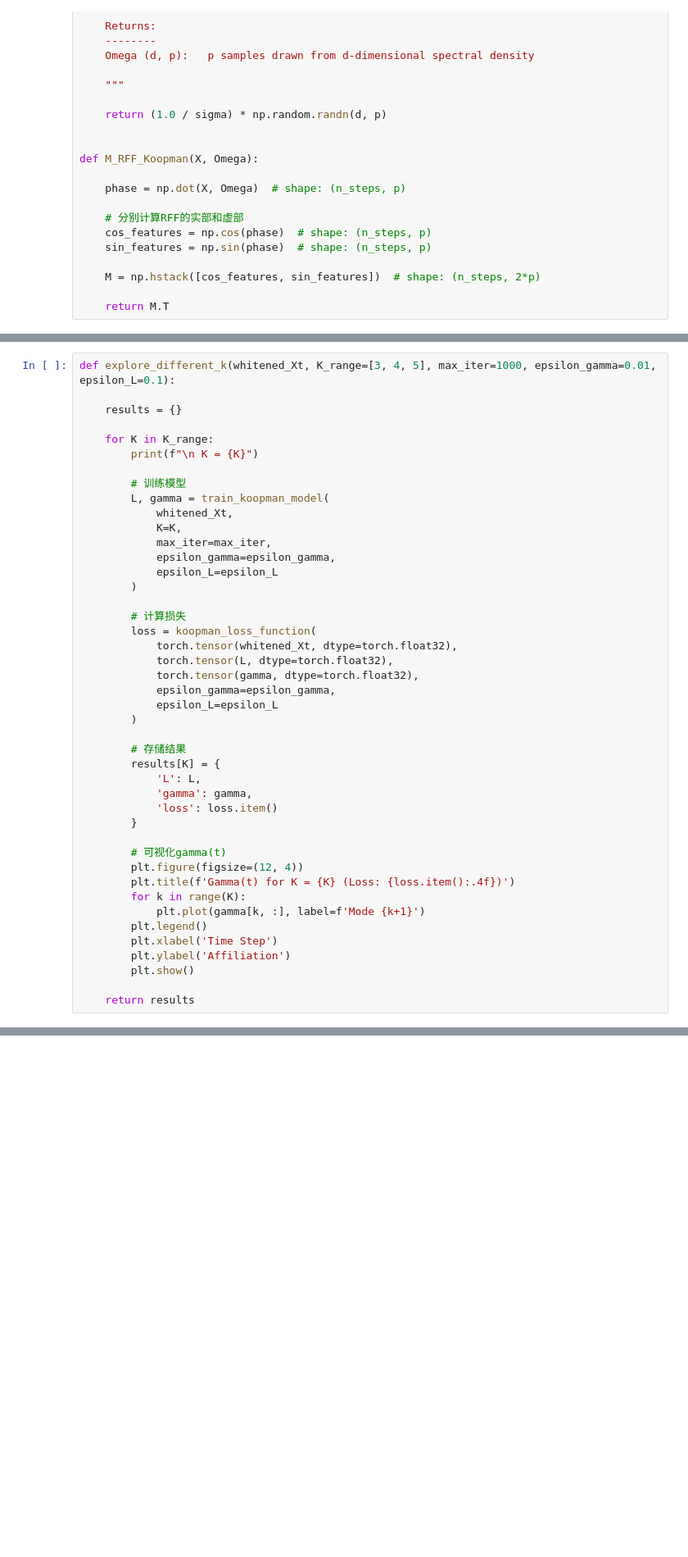
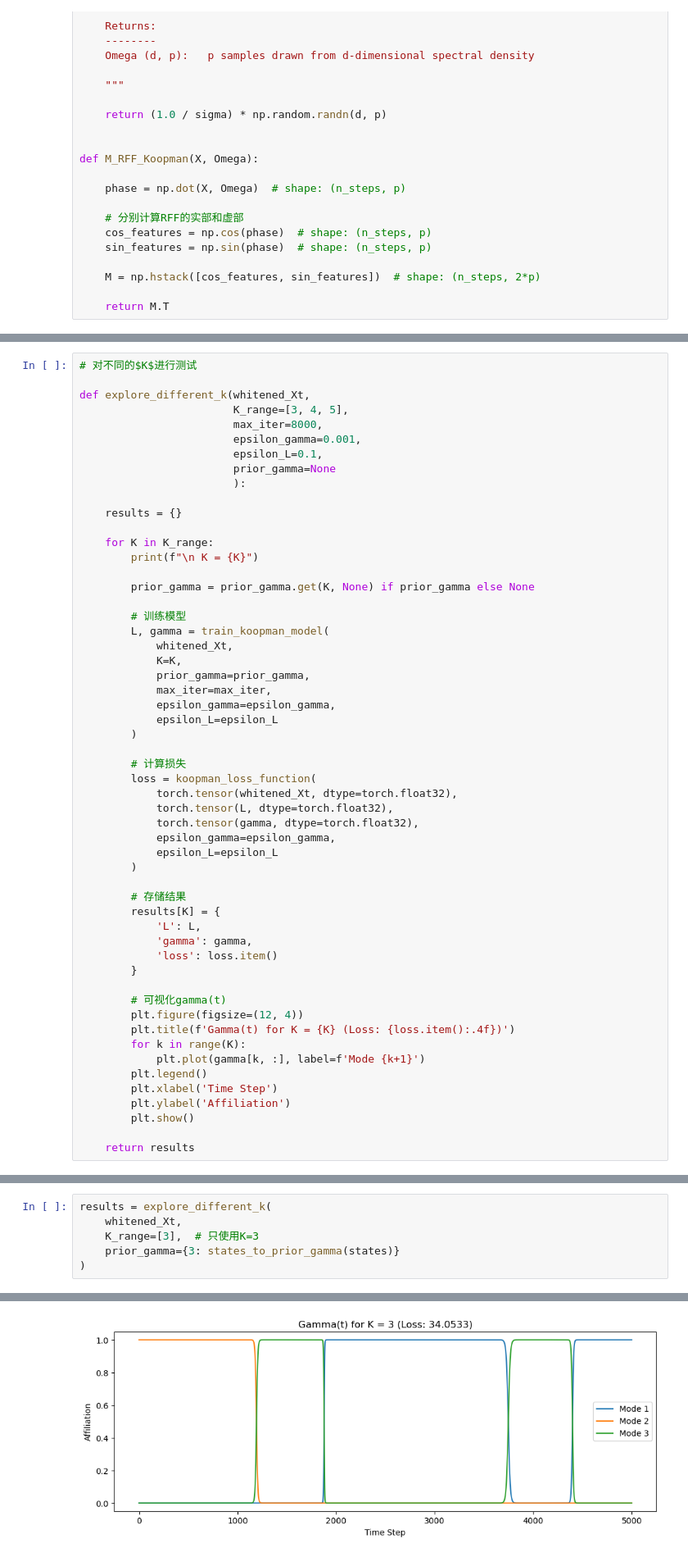
Before and after one commit to zczhang99/Non-stationary-time-series-identification, a Jupyter notebook: Two_Gaussian.ipynb, the cells around one changed output, grey strips where cells are left out. Shown: that part at 82% size. Drawn from its saved outputs; the diff is of its cells as text; blank space fills up the shorter version.

```diff
--- a/Two_Gaussian.ipynb
+++ b/Two_Gaussian.ipynb
@@ -355,15 +470,26 @@ def train_koopman_model(whitened_Xt, K, max_iter=1000, lr=1e-3, epsilon_gamma=0.
 # %%
-def explore_different_k(whitened_Xt, K_range=[3, 4, 5], max_iter=1000, epsilon_gamma=0.01, epsilon_L=0.1):
+# 对不同的$K$进行测试
+
+def explore_different_k(whitened_Xt,
+                        K_range=[3, 4, 5],
+                        max_iter=8000,
+                        epsilon_gamma=0.001,
+                        epsilon_L=0.1,
+                        prior_gamma=None
+                        ):
 
     results = {}
 
     for K in K_range:
         print(f"\n K = {K}")
 
+        prior_gamma = prior_gamma.get(K, None) if prior_gamma else None
+
         # 训练模型
         L, gamma = train_koopman_model(
             whitened_Xt,
             K=K,
+            prior_gamma=prior_gamma,
             max_iter=max_iter,
             epsilon_gamma=epsilon_gamma,
             epsilon_L=epsilon_L
@@ -923,0 +525,7 @@ class monomials(object):
+# %%
+results = explore_different_k(
+    whitened_Xt,
+    K_range=[3],  # 只使用K=3
+    prior_gamma={3: states_to_prior_gamma(states)}
+)
+# %% [output]
@@ -923,0 +549 @@ class monomials(object):
+[figure, added]
```
Also changed, not shown: parts of 21 cells of this notebook.
